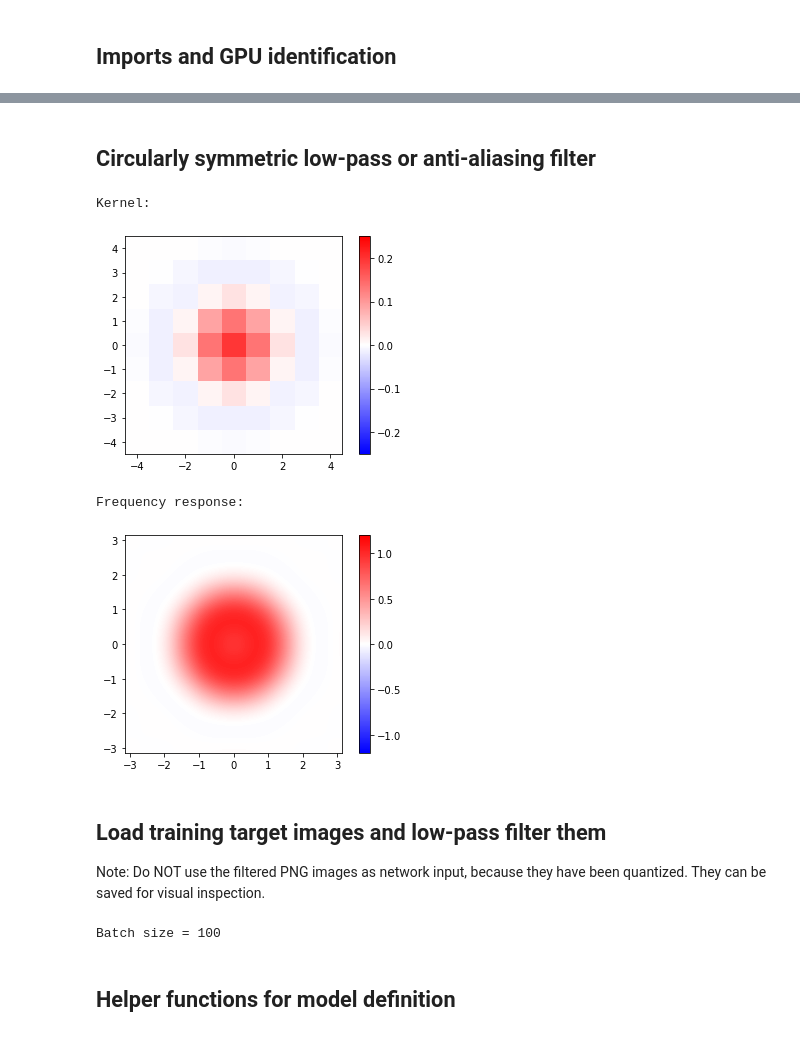
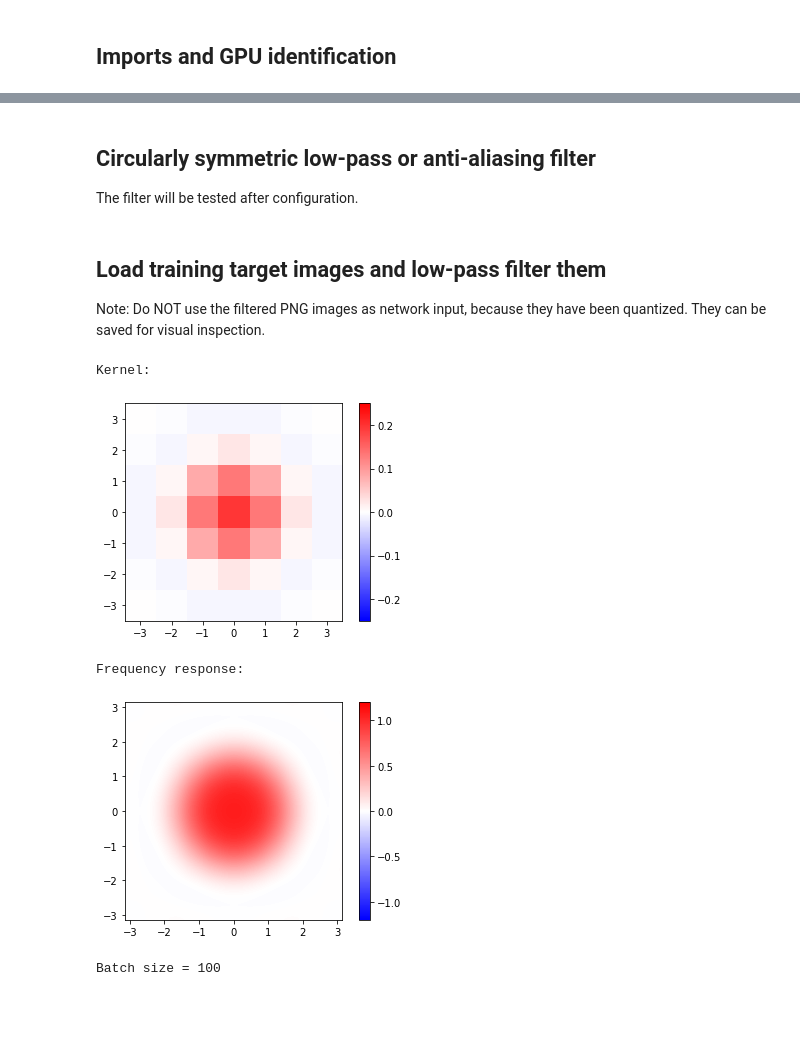
Before and after one commit to hamk-uas/drone-image-analysis, a Jupyter notebook: GAN_train_2021-10-13.ipynb, the cells around one changed output, grey strips where cells are left out. Saved outputs shown, nothing was run; the diff lists cells and outputs as text; code cells hidden in the pictures; blank space fills up the shorter version.

```diff
--- a/GAN_train_2021-10-13.ipynb
+++ b/GAN_train_2021-10-13.ipynb
@@ -36,73 +36,73 @@ physical_device_desc: "device: 0, name: Quadro T1000, pci bus id: 0000:01:00.0,
 # %% [markdown]
 ## Circularly symmetric low-pass or anti-aliasing filter
+The filter will be tested after configuration.
 # %%
-oversampling = 2  # Oversampling factor, 2 is a good choice
-aa_kernel_w_and_h = 9  # Horizontal size of the kernel, also its vertical size. Must be odd. 9 is a good choice when oversampling == 2.
+def circular_lowpass_kernel(omega_c, N):  # omega = cutoff frequency in radians (pi is max), N = horizontal size of the kernel, also its vertical size.
+    with np.errstate(divide='ignore',invalid='ignore'):
+        kernel = np.fromfunction(lambda x, y: omega_c*special.j1(omega_c*np.sqrt((x - (N - 1)/2)**2 + (y - (N - 1)/2)**2))/(2*np.pi*np.sqrt((x - (N - 1)/2)**2 + (y - (N - 1)/2)**2)), [N, N])
+    if N % 2:
+        kernel[(N - 1)//2, (N - 1)//2] = omega_c**2/(4*np.pi)
+    return kernel
 
-def circularLowpassKernel(omega_c, N):  # omega = cutoff frequency in radians (pi is max), N = horizontal size of the kernel, also its vertical size, must be odd.
-  with np.errstate(divide='ignore',invalid='ignore'):
-      kernel = np.fromfunction(lambda x, y: omega_c*special.j1(omega_c*np.sqrt((x - (N - 1)/2)**2 + (y - (N - 1)/2)**2))/(2*np.pi*np.sqrt((x - (N - 1)/2)**2 + (y - (N - 1)/2)**2)), [N, N])
-  kernel[(N - 1)//2, (N - 1)//2] = omega_c**2/(4*np.pi)
-  return kernel
+def rotated_cosine_window(N):  # N = horizontal size of the targeted kernel, also its vertical size, must be odd.
+    return np.fromfunction(lambda y, x: np.maximum(np.cos(np.pi/2*np.sqrt(((x - (N - 1)/2)/((N - 1)/2 + 1))**2 + ((y - (N - 1)/2)/((N - 1)/2 + 1))**2)), 0), [N, N])
 
-def rotatedCosineWindow(N):  # N = horizontal size of the targeted kernel, also its vertical size, must be odd.
-  return np.fromfunction(lambda y, x: np.maximum(np.cos(np.pi/2*np.sqrt(((x - (N - 1)/2)/((N - 1)/2 + 1))**2 + ((y - (N - 1)/2)/((N - 1)/2 + 1))**2)), 0), [N, N])
+def windowed_circular_lowpass_kernel(cutoff, kernel_size):
+    return (circular_lowpass_kernel(cutoff, kernel_size)*rotated_cosine_window(kernel_size)).astype(np.float32);
 
-aa_kernel_cutoff_pi = circularLowpassKernel(np.pi/oversampling, aa_kernel_w_and_h)*rotatedCosineWindow(aa_kernel_w_and_h)
+def test_kernel(kernel):
+    kernel_size = kernel.shape[0] #height, should be same as width
 
-print("Kernel:")
-plt.imshow(aa_kernel_cutoff_pi, vmin=-0.25, vmax=0.25, cmap='bwr', extent=[-aa_kernel_w_and_h/2, aa_kernel_w_and_h/2, -aa_kernel_w_and_h/2, aa_kernel_w_and_h/2])
-plt.colorbar()
-plt.show()
+    print("Kernel:")
+    plt.imshow(kernel, vmin=-0.25, vmax=0.25, cmap='bwr', extent=[-kernel_size/2, kernel_size/2, -kernel_size/2, kernel_size/2])
+    plt.colorbar()
+    plt.show()
 
-print("Frequency response:")
-freq_resp = np.real(np.fft.fftshift(np.fft.fft2(np.roll(np.pad(aa_kernel_cutoff_pi, 100, mode = 'constant', constant_values = 0), shift = (-aa_kernel_w_and_h//2-99, -aa_kernel_w_and_h//2-99), axis = (0, 1)))))
-plt.imshow(freq_resp, vmin=-1.2, vmax=1.2, cmap='bwr', extent=[-np.pi, np.pi, -np.pi, np.pi])
-plt.colorbar()
-plt.show()
-
-def get_channeled_lowpass_kernel_cutoff_pi(num_channels):
-    aa_kernel_float32_tensor = tf.constant(aa_kernel_cutoff_pi, dtype=tf.float32);
-    aa_kernel_expanded = tf.expand_dims(aa_kernel_float32_tensor, 2)
-    aa_kernel_repeated = tf.repeat(aa_kernel_expanded, int(num_channels), axis=2)
-    return tf.expand_dims(aa_kernel_repeated, -1)
-# (height, width, output channels, input channels)
+    print("Frequency response:")
+    freq_resp = np.real(np.fft.fftshift(np.fft.fft2(np.roll(np.pad(kernel, 100, mode = 'constant', constant_values = 0), shift = (-kernel_size//2-99, -kernel_size//2-99), axis = (0, 1)))))
+    plt.imshow(freq_resp, vmin=-1.2, vmax=1.2, cmap='bwr', extent=[-np.pi, np.pi, -np.pi, np.pi])
+    plt.colorbar()
+    plt.show()
-# %% [output]
-Kernel:
-[figure, removed]
-Frequency response:
-[figure, removed]
 # %% [markdown]
 ## Load training target images and low-pass filter them
 
 Note: Do NOT use the filtered PNG images as network input, because they have been quantized. They can be saved for visual inspection.
 # %%
+# Configuration
+oversampling = 2  # Oversampling factor, 2 is a good choice
+aa_kernel_size = 7  # Horizontal size of the kernel, also its vertical size. 9 is a good choice when oversampling == 2.
 approx_batch_size = 100
-target_w_and_h = 128
-
+train_image_cropped_size = 256
 photos_dir = "D:/roman/source_grass_images_subset"
 save_filtered_photos_dir = "D:/roman/filtered_grass_images_subset" # save folder, or None to disable saving
 
-aa_channeled_kernel_cutoff_pi = get_channeled_lowpass_kernel_cutoff_pi(3)
+test_kernel(windowed_circular_lowpass_kernel(np.pi/oversampling, aa_kernel_size))
 
-def load_and_filter_image(filepath):
+def channeled_kernel(kernel_prototype, num_channels):
+    kernel_expanded = tf.expand_dims(kernel_prototype, 2)
+    kernel_repeated = tf.repeat(kernel_expanded, num_channels, axis=2)
+    return tf.expand_dims(kernel_repeated, -1)
+
+def load_and_filter_image(filepath, channeled_kernel):
     image = tf.io.decode_png(tf.io.read_file(filepath), channels=3, dtype=tf.dtypes.uint8)
     image = tf.image.convert_image_dtype(image, dtype=tf.float32) * 2 - 1
-    image = tf.nn.depthwise_conv2d([image], aa_channeled_kernel_cutoff_pi, [1, 1, 1, 1], "VALID")[0]
+    image = tf.nn.depthwise_conv2d([image], channeled_kernel, [1, 1, 1, 1], "VALID")[0]
     if save_filtered_photos_dir is not None:
         basename = tf.py_function(lambda string_tensor: os.path.basename(string_tensor.numpy()), [filepath], tf.string)
         tf.io.write_file(save_filtered_photos_dir + "/" + basename, tf.io.encode_png(tf.image.convert_image_dtype((image + 1)/2, dtype=tf.dtypes.uint8, saturate=True)))
     return image
 
 train_dataset = tf.data.Dataset.list_files(photos_dir + "/*.png")
-train_dataset = train_dataset.map(load_and_filter_image, num_parallel_calls=tf.data.experimental.AUTOTUNE, deterministic=False)
+train_dataset = train_dataset.map(lambda filepath: load_and_filter_image(filepath, channeled_kernel(windowed_circular_lowpass_kernel(np.pi/oversampling, aa_kernel_size), 3)), num_parallel_calls=tf.data.experimental.AUTOTUNE, deterministic=False)
 train_dataset = train_dataset.cache() # Load photos now instead of doing it again for each copy made in the next line
 train_dataset = train_dataset.repeat(tf.math.floordiv(approx_batch_size, train_dataset.cardinality()))
 train_dataset = train_dataset.cache()
 
 batch_size = train_dataset.cardinality() # batch size
 print("Batch size = " + str(batch_size.numpy()))
 # %% [output]
-Batch size = 100
+Kernel:
+[figure, added]
+Frequency response:
+[figure, added]
+Batch size = 100
-# %% [markdown]
-## Helper functions for model definition
```
Also changed, not shown: parts of 7 cells of this notebook.
